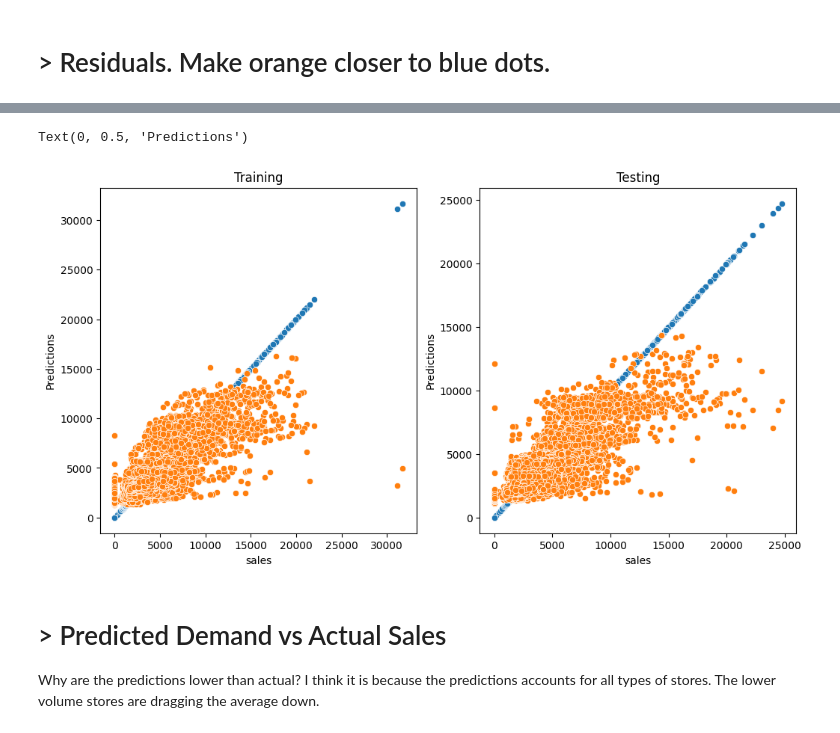
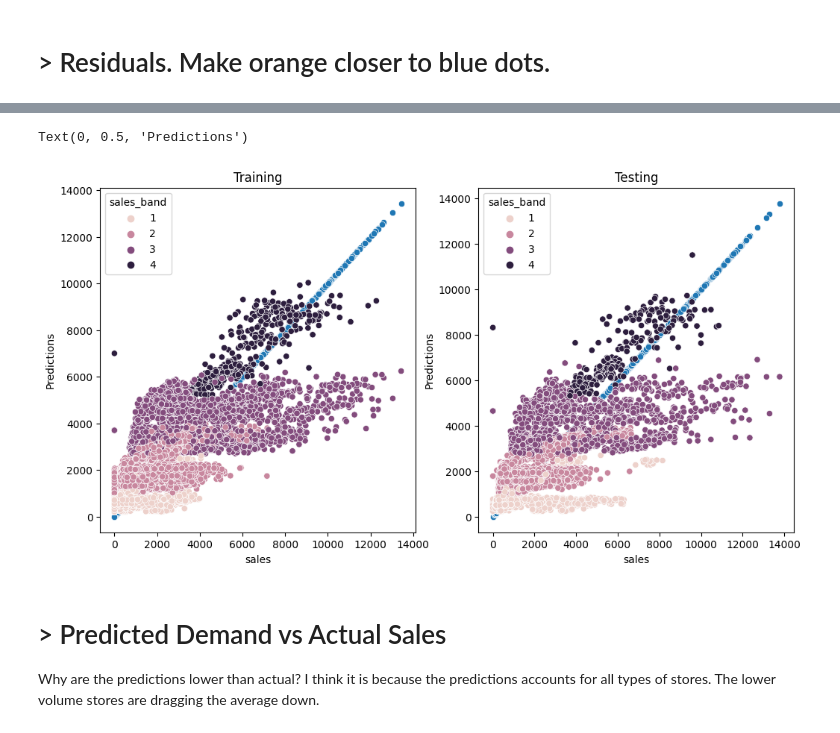
Before and after one commit to cmd-master/store-sales, a Jupyter notebook: store-sales.ipynb, the cells around one changed output, grey strips where cells are left out. Saved outputs shown, nothing was run; the diff lists cells and outputs as text; code cells hidden in the pictures.

Commit message:
Kaggle Notebook | Store Sales. Linear Regression. [0.67] | Version 73

```diff
--- a/store-sales.ipynb
+++ b/store-sales.ipynb
@@ -286,22 +276,23 @@ from sklearn.preprocessing import StandardScaler, OneHotEncoder
 from sklearn.impute import SimpleImputer
 
 class DataSelect(BaseEstimator, TransformerMixin):
-    def __init__(self, att, store_type, oil_price, holidays, sales_band):
+    def __init__(self, att, store_type, oil_price, holidays, earthquake, sales_band):
         self.att = att
         self.store_type = store_type
         self.oil_price = oil_price
         self.holidays = holidays
+        self.earthquake = earthquake
         self.sales_band = sales_band
     def fit(self, X, y=None):
         return self
     def transform(self, X, y=None):
-        X = cleanData(X, self.store_type, self.oil_price, self.holidays, self.sales_band) ## Find this at Top.
+        X = cleanData(X, self.store_type, self.oil_price, self.holidays, self.earthquake, self.sales_band) ## Find this at Top.
         return X[self.att]
 
 num_pp = Pipeline([
     ('dataselect', DataSelect(
-        ['onpromotion', 'weeknum', 'oil_price', 'holidays', 'sales_band']
-        , store_type, oil_price, holidays, sales_band)
+        ['onpromotion', 'weeknum', 'oil_price', 'holidays']
+        , store_type, oil_price, holidays, earthquake, sales_band)
     )
     , ('impute', SimpleImputer(strategy='mean'))
     , ('scaler', StandardScaler())
@@ -309,8 +300,8 @@ num_pp = Pipeline([
 
 cat_pp = Pipeline([
     ('dataselect', DataSelect(
-        ['weekname', 'month']
-        , store_type, oil_price, holidays, sales_band)
+        ['weekname', 'month', 'earthquake', 'sales_band']
+        , store_type, oil_price, holidays, earthquake, sales_band)
     )
     , ('encoder', OneHotEncoder(sparse_output=False, handle_unknown='ignore'))
 ])
@@ -418,21 +451,21 @@ dtype: float64
 # %%
 %%time
 fig, ax = plt.subplots(ncols=2, figsize=(12,6))
-g = train.query('family == "GROCERY I"').copy()
+g = train.query('family == "PRODUCE"').copy()
 g = g.query('year == 2016')
 g = g.query('store_nbr not in (45,44,1,2,3,4,5,9,7,12,20)') ## f*cking outliers
 g
 sns.scatterplot(g, x=target, y=target, ax=ax[0]);
-sns.scatterplot(g, x=target, y=makePredictions(g, models), ax=ax[0]);
+sns.scatterplot(g, x=target, y=makePredictions(g, models), ax=ax[0], hue='sales_band');
 ## improve this. you are in the right direction.
 ax[0].set_title('Training')
 ax[0].set_ylabel('Predictions')
 
-g = test.query('family == "GROCERY I"').copy()
+g = test.query('family == "PRODUCE"').copy()
 g = g.query('store_nbr not in (45,44,1,2,3,4,5,9,7,12,20)') ## f*cking outliers
 g
 sns.scatterplot(g, x=target, y=target, ax=ax[1]);
-sns.scatterplot(g, x=target, y=makePredictions(g, models), ax=ax[1]);
+sns.scatterplot(g, x=target, y=makePredictions(g, models), ax=ax[1], hue='sales_band');
 ax[1].set_title('Testing')
 ax[1].set_ylabel('Predictions')
 
@@ -444,5 +477,5 @@ Wall time: 1.59 s
 Text(0, 0.5, 'Predictions')
-[figure, old version]
+[figure, new version]
 # %% [markdown]
 # > Predicted Demand vs Actual Sales
 Why are the predictions lower than actual? I think it is because the predictions accounts for all types of stores. The lower volume stores are dragging the average down.
```
Also changed, not shown: parts of 23 cells of this notebook.
